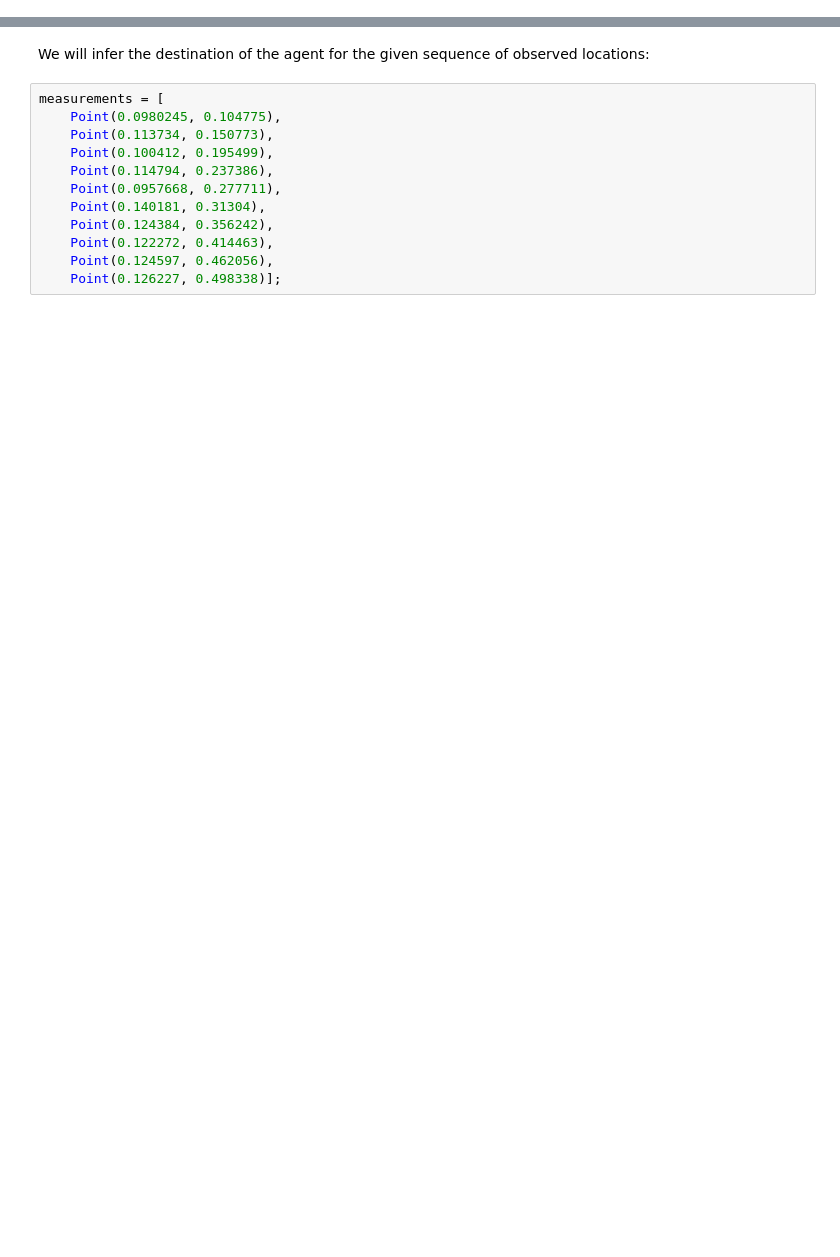
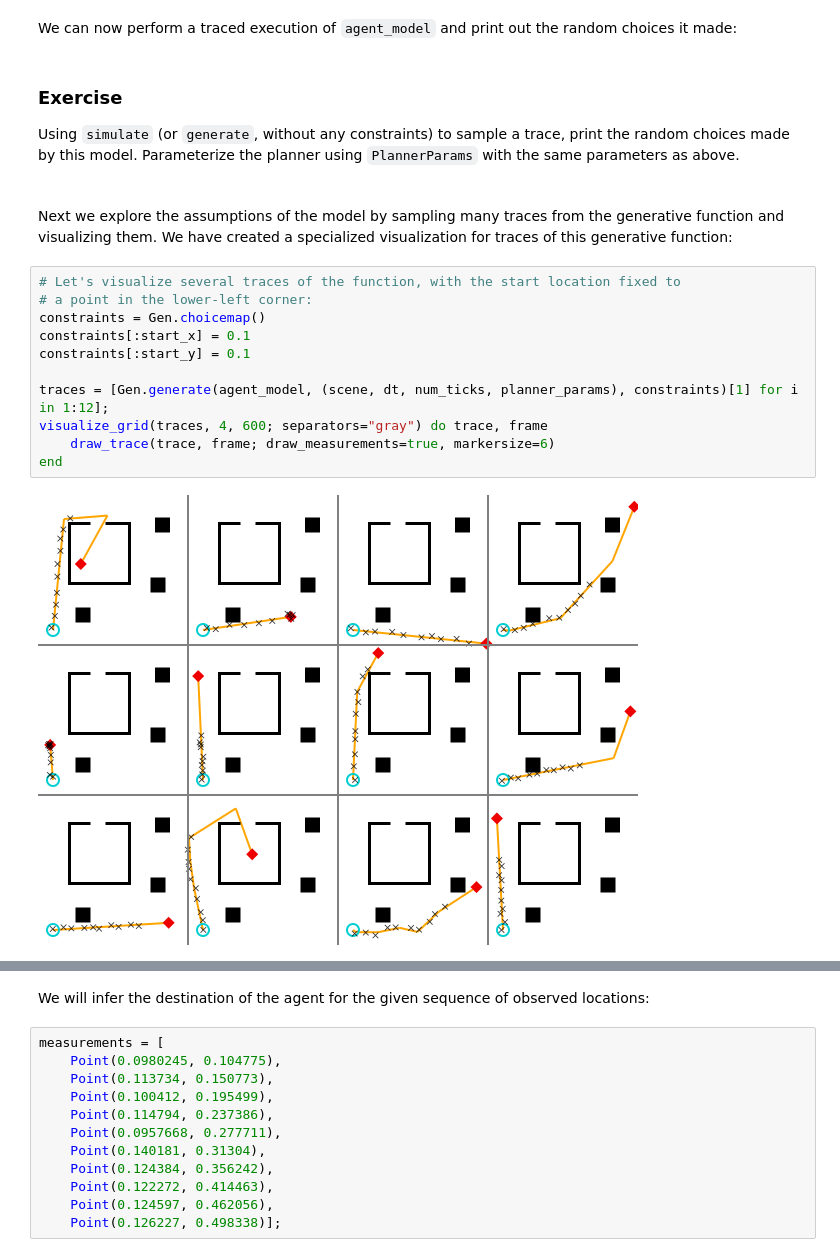
Before and after one commit to probcomp/gen-quickstart, a Jupyter notebook: tutorials/Data-Driven Proposals in Gen.ipynb, the cells around one changed output, grey strips where cells are left out. Cells and saved outputs as stored; diff of their text form; blank space fills up the shorter version.

```diff
--- a/tutorials/Data-Driven Proposals in Gen.ipynb
+++ b/tutorials/Data-Driven Proposals in Gen.ipynb
@@ -138,0 +233,36 @@ planner_params = PlannerParams(300, 3.0, 2000, 1.);
+# %% [markdown]
+We can now perform a traced execution of `agent_model` and print out the
+random choices it made:
+# %% [markdown]
+### Exercise
+
+Using `simulate` (or `generate`, without any constraints) to sample a trace,
+print the random choices made by this model. Parameterize the planner using
+`PlannerParams` with the same parameters as above.
+# %% [markdown]
+<!-- # BEGIN ANSWER KEY 2A.1
+
+planner_params = PlannerParams(rrt_iters=300, rrt_dt=3.0,
+                               refine_iters=2000, refine_std=1.)
+trace = Gen.simulate(agent_model, (scene, dt, num_ticks, planner_params));
+choices = Gen.get_choices(trace)
+display(choices)
+
+# END ANSWER KEY -->
+# %% [markdown]
+Next we explore the assumptions of the model by sampling many traces from the
+generative function and visualizing them. We have created a specialized visualization
+for traces of this generative function:
+# %%
+# Let's visualize several traces of the function, with the start location fixed to
+# a point in the lower-left corner:
+constraints = Gen.choicemap()
+constraints[:start_x] = 0.1
+constraints[:start_y] = 0.1
+
+traces = [Gen.generate(agent_model, (scene, dt, num_ticks, planner_params), constraints)[1] for i in 1:12];
+visualize_grid(traces, 4, 600; separators="gray") do trace, frame
+    draw_trace(trace, frame; draw_measurements=true, markersize=6)
+end
+# %% [output]
+[figure, added]
```
Also changed, not shown: parts of 182 cells of this notebook, 49 other files.
